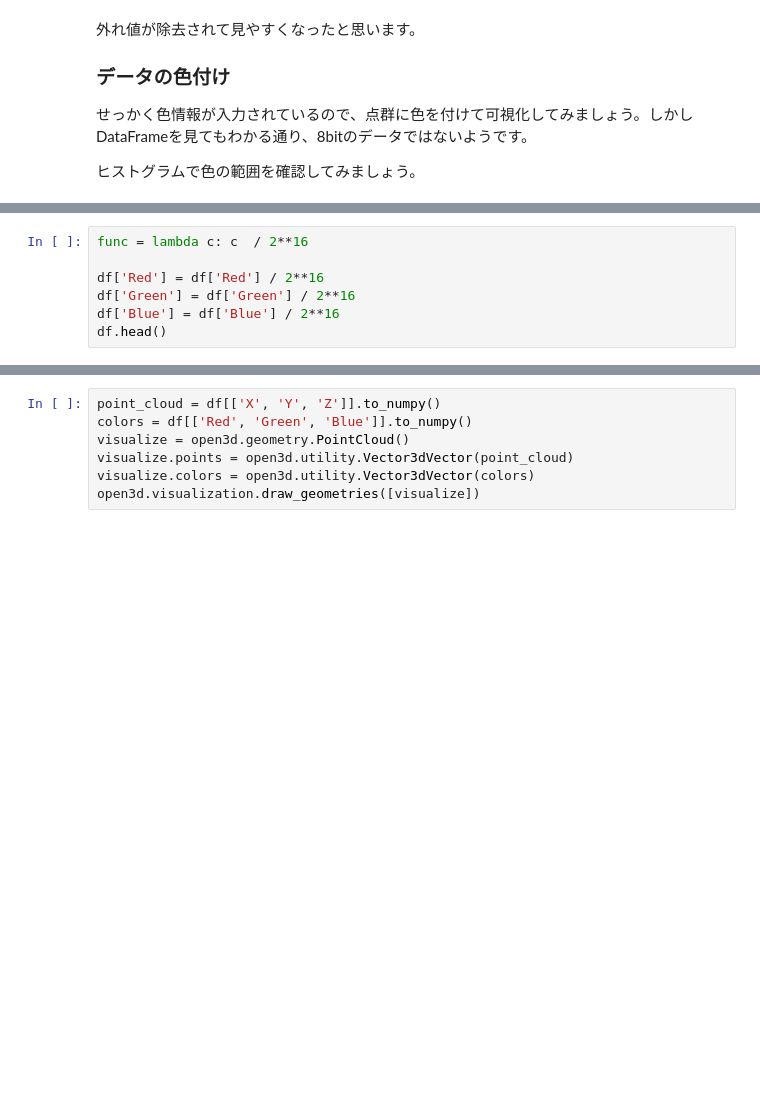
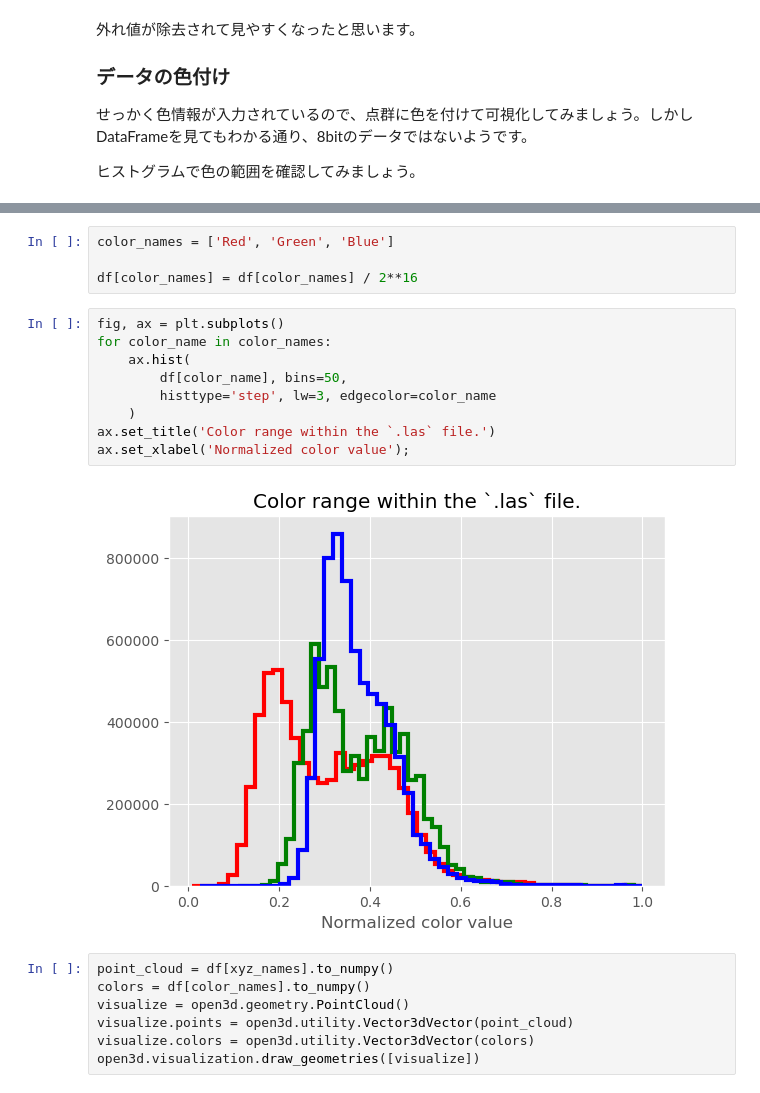
Before and after one commit to shingo405nagano/WriteZenn, a Jupyter notebook: notebooks/learn_lidar_session1_pdal.ipynb, the cells around one changed output, grey strips where cells are left out. Cells and saved outputs as stored; diff of their text form; blank space fills up the shorter version.

```diff
--- a/notebooks/learn_lidar_session1_pdal.ipynb
+++ b/notebooks/learn_lidar_session1_pdal.ipynb
@@ -259,7 +249,0 @@ Red max: 65535
-# %%
-func = lambda c: c  / 2**16
-
-df['Red'] = df['Red'] / 2**16
-df['Green'] = df['Green'] / 2**16
-df['Blue'] = df['Blue'] / 2**16
-df.head()
@@ -273,6 +250,21 @@ df.head()
+# %%
+color_names = ['Red', 'Green', 'Blue']
+
+df[color_names] = df[color_names] / 2**16
+# %%
+fig, ax = plt.subplots()
+for color_name in color_names:
+    ax.hist(
+        df[color_name], bins=50,
+        histtype='step', lw=3, edgecolor=color_name
+    )
+ax.set_title('Color range within the `.las` file.')
+ax.set_xlabel('Normalized color value');
+# %% [output]
+[figure, added]
 # %%
-point_cloud = df[['X', 'Y', 'Z']].to_numpy()
-colors = df[['Red', 'Green', 'Blue']].to_numpy()
+point_cloud = df[xyz_names].to_numpy()
+colors = df[color_names].to_numpy()
 visualize = open3d.geometry.PointCloud()
 visualize.points = open3d.utility.Vector3dVector(point_cloud)
 visualize.colors = open3d.utility.Vector3dVector(colors)
```
Also changed, not shown: parts of 19 cells of this notebook.
